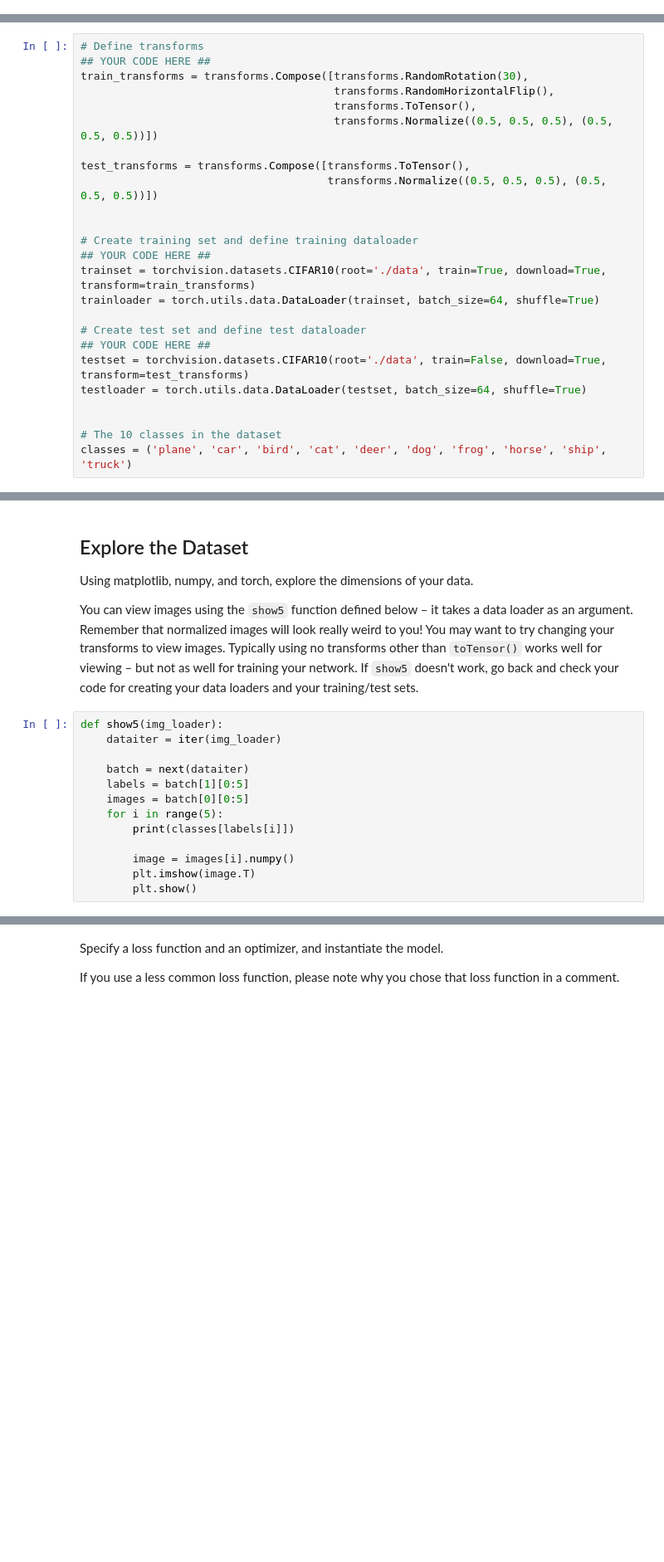
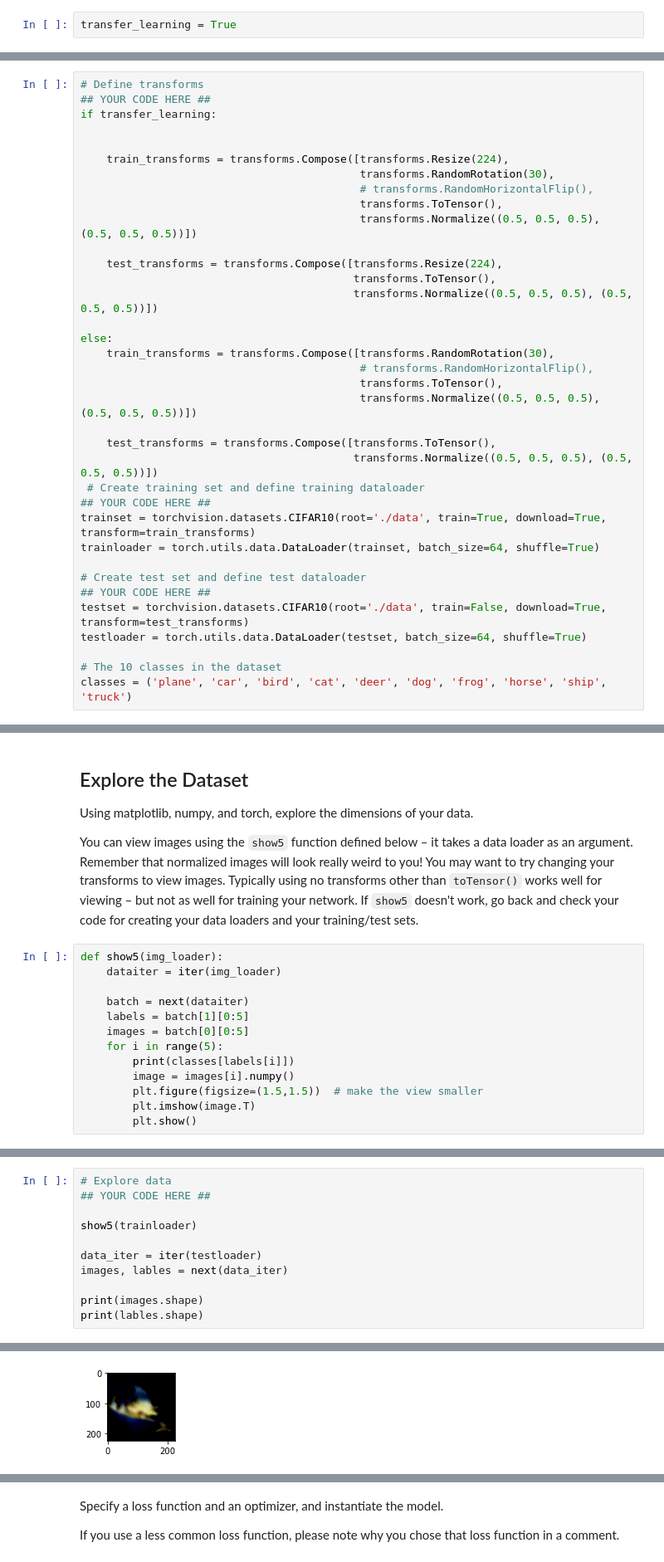
Before and after one commit to fschirrm/explore_cifar, a Jupyter notebook: CIFAR-10_Image_Classifier-STARTER.ipynb, the cells around one changed output, grey strips where cells are left out. Shown at 83% size. Cells and saved outputs as stored; diff of their text form; blank space fills up the shorter version.

Commit message:
transfer learning

```diff
--- a/CIFAR-10_Image_Classifier-STARTER.ipynb
+++ b/CIFAR-10_Image_Classifier-STARTER.ipynb
@@ -28,6 +28,8 @@ import torchvision
 import torchvision.transforms as transforms
 import matplotlib.pyplot as plt
 import numpy as np
+# %%
+transfer_learning = True
 # %% [markdown]
 ## Load the Dataset
 
@@ -42,16 +44,28 @@ Once your dataset is created, you'll also need to define a `DataLoader` from the
 # %%
 # Define transforms
 ## YOUR CODE HERE ##
-train_transforms = transforms.Compose([transforms.RandomRotation(30),
-                                       transforms.RandomHorizontalFlip(),
-                                       transforms.ToTensor(),
-                                       transforms.Normalize((0.5, 0.5, 0.5), (0.5, 0.5, 0.5))])
-
-test_transforms = transforms.Compose([transforms.ToTensor(),
-                                      transforms.Normalize((0.5, 0.5, 0.5), (0.5, 0.5, 0.5))])
+if transfer_learning:
 
 
-# Create training set and define training dataloader
+    train_transforms = transforms.Compose([transforms.Resize(224),
+                                           transforms.RandomRotation(30),
+                                           # transforms.RandomHorizontalFlip(),
+                                           transforms.ToTensor(),
+                                           transforms.Normalize((0.5, 0.5, 0.5), (0.5, 0.5, 0.5))])
+
+    test_transforms = transforms.Compose([transforms.Resize(224),
+                                          transforms.ToTensor(),
+                                          transforms.Normalize((0.5, 0.5, 0.5), (0.5, 0.5, 0.5))])
+
+else:
+    train_transforms = transforms.Compose([transforms.RandomRotation(30),
+                                           # transforms.RandomHorizontalFlip(),
+                                           transforms.ToTensor(),
+                                           transforms.Normalize((0.5, 0.5, 0.5), (0.5, 0.5, 0.5))])
+
+    test_transforms = transforms.Compose([transforms.ToTensor(),
+                                          transforms.Normalize((0.5, 0.5, 0.5), (0.5, 0.5, 0.5))])
+ # Create training set and define training dataloader
 ## YOUR CODE HERE ##
 trainset = torchvision.datasets.CIFAR10(root='./data', train=True, download=True, transform=train_transforms)
 trainloader = torch.utils.data.DataLoader(trainset, batch_size=64, shuffle=True)
@@ -61,7 +75,6 @@ trainloader = torch.utils.data.DataLoader(trainset, batch_size=64, shuffle=True)
 testset = torchvision.datasets.CIFAR10(root='./data', train=False, download=True, transform=test_transforms)
 testloader = torch.utils.data.DataLoader(testset, batch_size=64, shuffle=True)
 
-
 # The 10 classes in the dataset
 classes = ('plane', 'car', 'bird', 'cat', 'deer', 'dog', 'frog', 'horse', 'ship', 'truck')
 # %% [output]
@@ -85,7 +97,7 @@ def show5(img_loader):
     images = batch[0][0:5]
     for i in range(5):
         print(classes[labels[i]])
-
         image = images[i].numpy()
+        plt.figure(figsize=(1.5,1.5))  # make the view smaller
         plt.imshow(image.T)
         plt.show()
@@ -94,0 +104,12 @@ def show5(img_loader):
+# %%
+# Explore data
+## YOUR CODE HERE ##
+
+show5(trainloader)
+
+data_iter = iter(testloader)
+images, lables = next(data_iter)
+
+print(images.shape)
+print(lables.shape)
+# %% [output]
@@ -94,0 +118 @@ def show5(img_loader):
+[figure, added]
```
Also changed, not shown: parts of 18 cells of this notebook, 2 other files.
